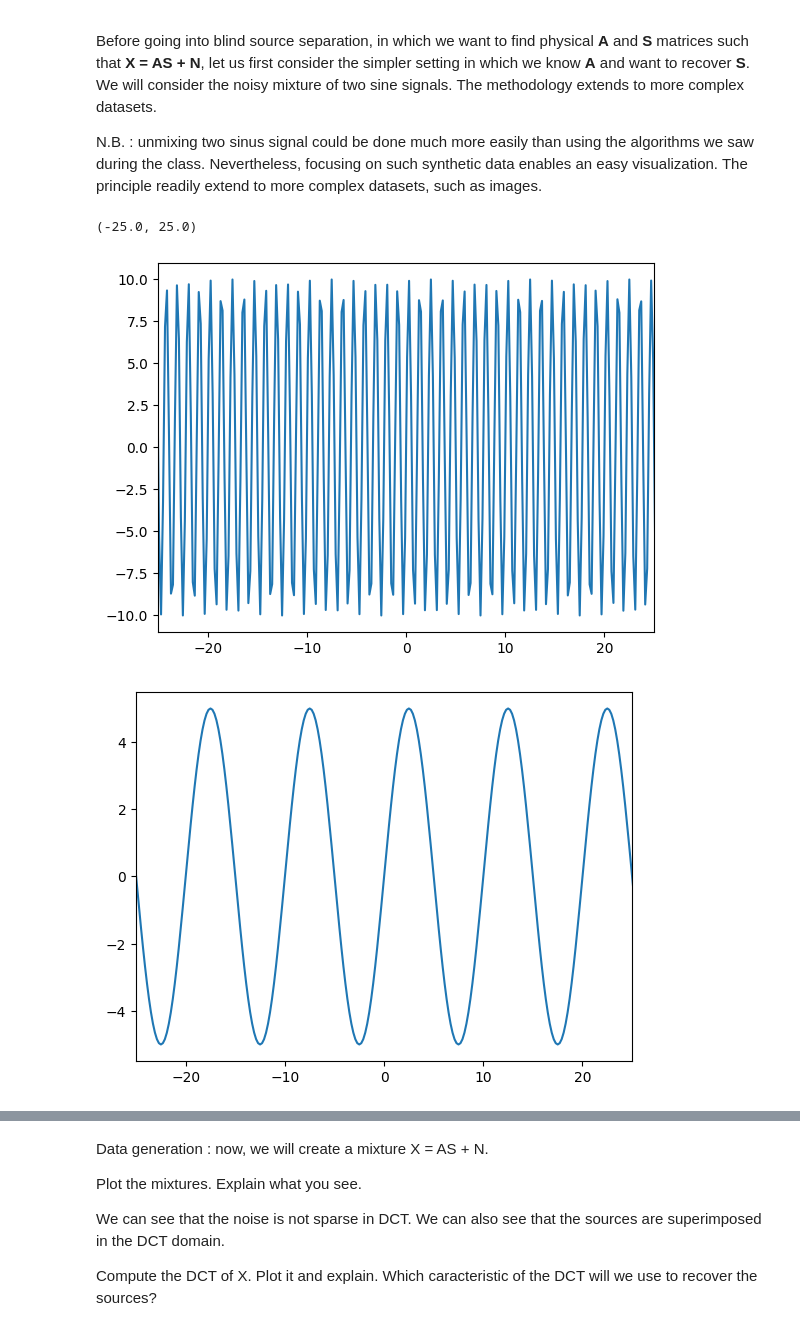
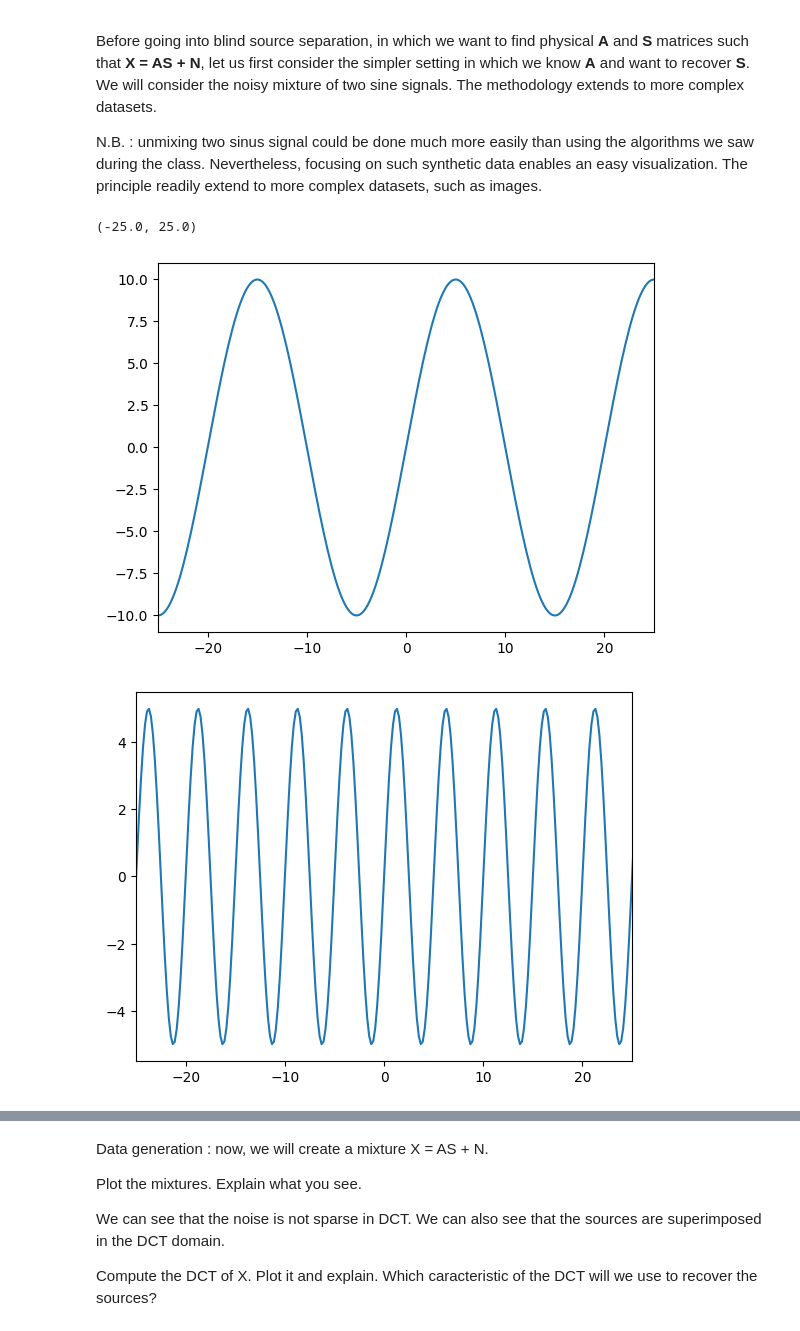
Before and after one commit to V-kr0pt/Image-Processing, a Jupyter notebook: IMA207 - Remote sensing_industrial applications/TPs/TP3/TP1_IMA207_sans_correction_2023.ipynb, the cells around one changed output, grey strips where cells are left out. Saved outputs shown, nothing was run; the diff lists cells and outputs as text; code cells hidden in the pictures.

```diff
--- a/IMA207 - Remote sensing_industrial applications/TPs/TP3/TP1_IMA207_sans_correction_2023.ipynb
+++ b/IMA207 - Remote sensing_industrial applications/TPs/TP3/TP1_IMA207_sans_correction_2023.ipynb
@@ -116,22 +116,23 @@ N.B. : unmixing two sinus signal could be done much more easily than using the a
 # %%
 # Source generation
 t = 10000
 x_abs = np.linspace(-1000,1000,t)
 
+# signals
 S = np.zeros((2,t))
-f0 = 0.9
-f1 = 0.1
+f0 = 0.05
+f1 = 0.2
 S[0,:] = 10*np.sin(2*np.pi*f0*x_abs)
 S[1,:] = 5*np.sin(2*np.pi*f1*x_abs)
 
 plt.figure(),plt.plot(x_abs,S[0,:])
 plt.xlim([-25,25])
 plt.figure(),plt.plot(x_abs,S[1,:])
 plt.xlim([-25,25])
 # %% [output]
 (-25.0, 25.0)
-[figure, old version]
+[figure, new version]
-[figure, old version]
+[figure, new version]
 # %% [markdown]
 Here, we will transform the sources signals S into the DCT domain.
 
```
Also changed, not shown: parts of 11 cells of this notebook.
